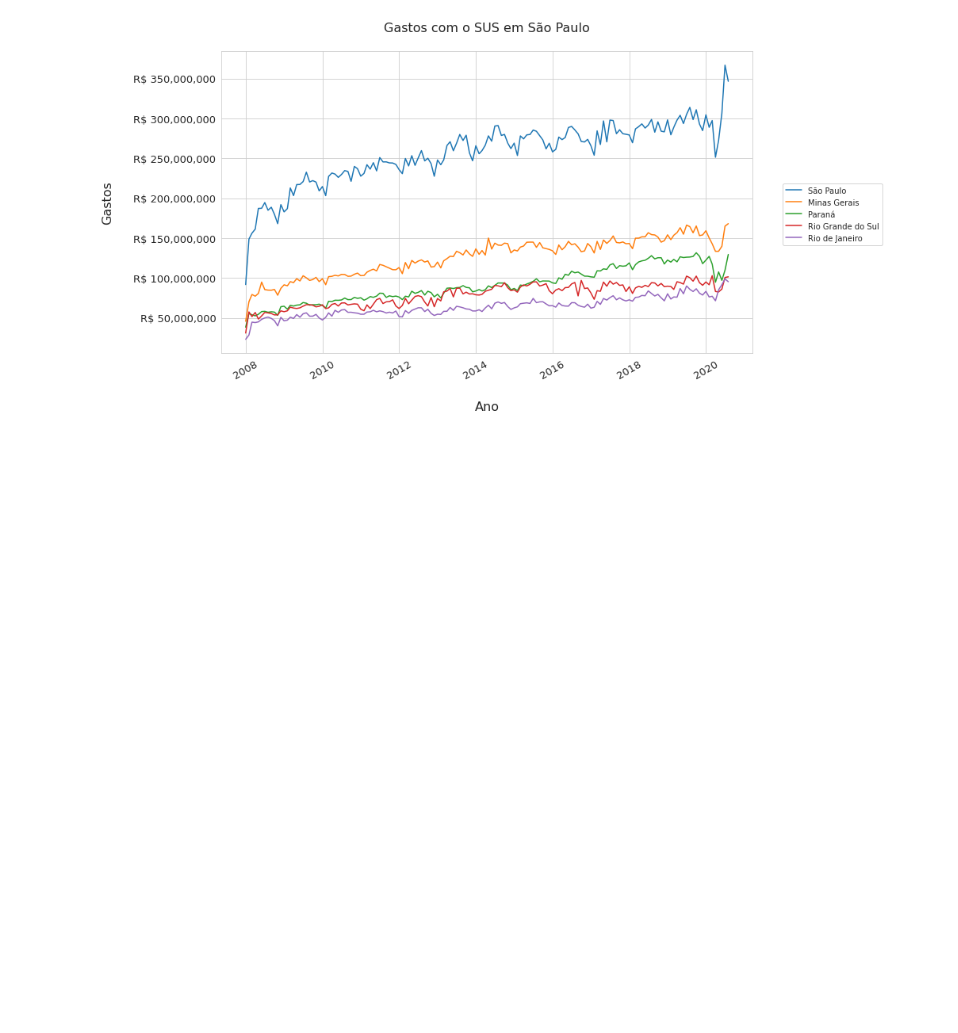
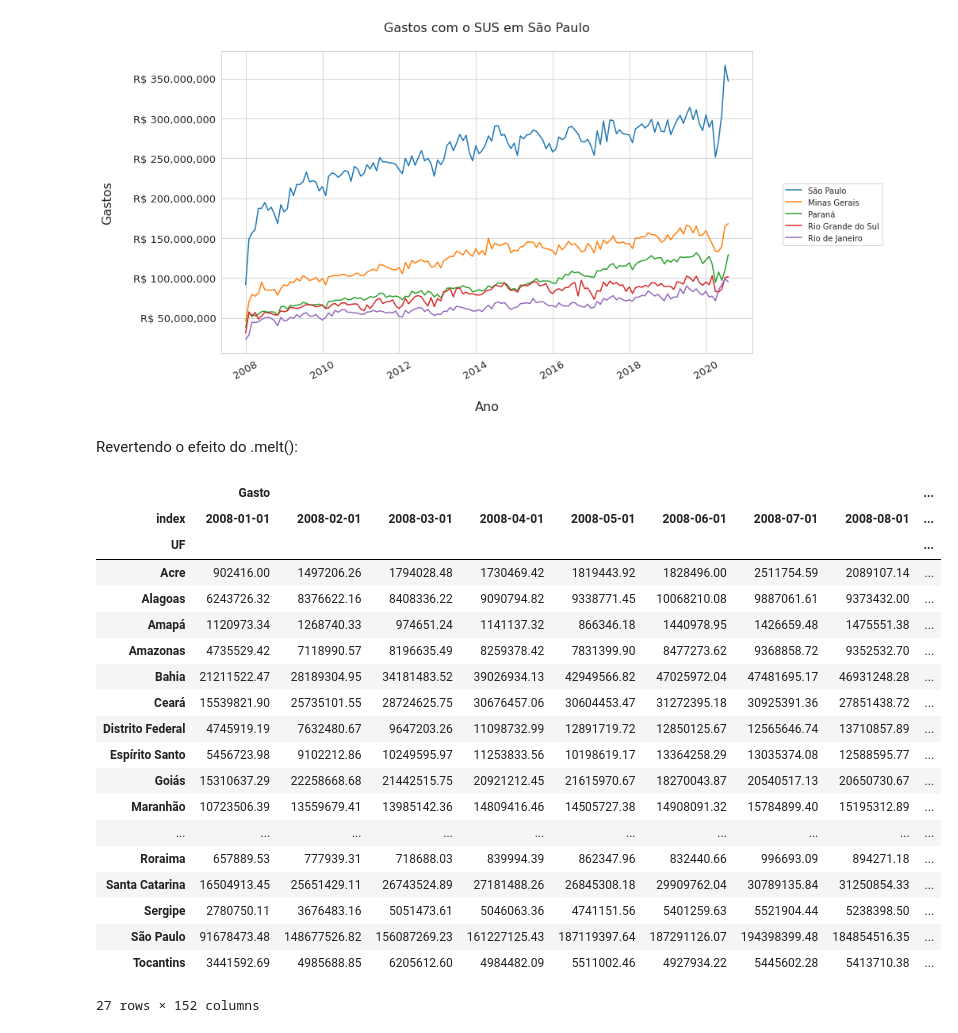
Before and after one commit to LucasGabrielB/Alura-Bootcamp-Data-Science-Aplicada, a Jupyter notebook: Modulo-02/Modulo-02_Aula-04.ipynb, the cells around one changed output. Cells and saved outputs as stored; diff of their text form; code cells hidden in the pictures; blank space fills up the shorter version.

```diff
--- a/Modulo-02/Modulo-02_Aula-04.ipynb
+++ b/Modulo-02/Modulo-02_Aula-04.ipynb
@@ -151,3 +168,28 @@ ax.legend(loc='center left', bbox_to_anchor=(1.05, 0.46), ncol=1)
 plt.show()
 # %% [output]
 [figure]
+# %% [markdown]
+Revertendo o efeito do .melt():
+# %%
+df_datasus_monthly_melt.reset_index().pivot(index='UF', columns=['index'])
+# %% [output]
+|  | Gasto |  |  |  |  |  |  |  | ... |
+| index | 2008-01-01 | 2008-02-01 | 2008-03-01 | 2008-04-01 | 2008-05-01 | 2008-06-01 | 2008-07-01 | 2008-08-01 | ... |
+| UF |  |  |  |  |  |  |  |  | ... |
+| Acre | 902416.00 | 1497206.26 | 1794028.48 | 1730469.42 | 1819443.92 | 1828496.00 | 2511754.59 | 2089107.14 | ... |
+| Alagoas | 6243726.32 | 8376622.16 | 8408336.22 | 9090794.82 | 9338771.45 | 10068210.08 | 9887061.61 | 9373432.00 | ... |
+| Amapá | 1120973.34 | 1268740.33 | 974651.24 | 1141137.32 | 866346.18 | 1440978.95 | 1426659.48 | 1475551.38 | ... |
+| Amazonas | 4735529.42 | 7118990.57 | 8196635.49 | 8259378.42 | 7831399.90 | 8477273.62 | 9368858.72 | 9352532.70 | ... |
+| Bahia | 21211522.47 | 28189304.95 | 34181483.52 | 39026934.13 | 42949566.82 | 47025972.04 | 47481695.17 | 46931248.28 | ... |
+| Ceará | 15539821.90 | 25735101.55 | 28724625.75 | 30676457.06 | 30604453.47 | 31272395.18 | 30925391.36 | 27851438.72 | ... |
+| Distrito Federal | 4745919.19 | 7632480.67 | 9647203.26 | 11098732.99 | 12891719.72 | 12850125.67 | 12565646.74 | 13710857.89 | ... |
+| Espírito Santo | 5456723.98 | 9102212.86 | 10249595.97 | 11253833.56 | 10198619.17 | 13364258.29 | 13035374.08 | 12588595.77 | ... |
+| Goiás | 15310637.29 | 22258668.68 | 21442515.75 | 20921212.45 | 21615970.67 | 18270043.87 | 20540517.13 | 20650730.67 | ... |
+| Maranhão | 10723506.39 | 13559679.41 | 13985142.36 | 14809416.46 | 14505727.38 | 14908091.32 | 15784899.40 | 15195312.89 | ... |
+| ... | ... | ... | ... | ... | ... | ... | ... | ... | ... |
+| Roraima | 657889.53 | 777939.31 | 718688.03 | 839994.39 | 862347.96 | 832440.66 | 996693.09 | 894271.18 | ... |
+| Santa Catarina | 16504913.45 | 25651429.11 | 26743524.89 | 27181488.26 | 26845308.18 | 29909762.04 | 30789135.84 | 31250854.33 | ... |
+| Sergipe | 2780750.11 | 3676483.16 | 5051473.61 | 5046063.36 | 4741151.56 | 5401259.63 | 5521904.44 | 5238398.50 | ... |
+| São Paulo | 91678473.48 | 148677526.82 | 156087269.23 | 161227125.43 | 187119397.64 | 187291126.07 | 194398399.48 | 184854516.35 | ... |
+| Tocantins | 3441592.69 | 4985688.85 | 6205612.60 | 4984482.09 | 5511002.46 | 4927934.22 | 5445602.28 | 5413710.38 | ... |
+27 rows × 152 columns
```
Also changed, not shown: parts of 1 cell of this notebook.
